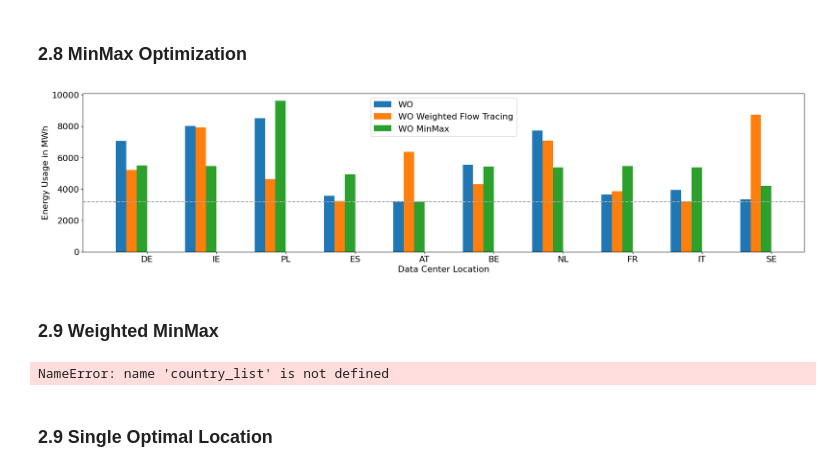
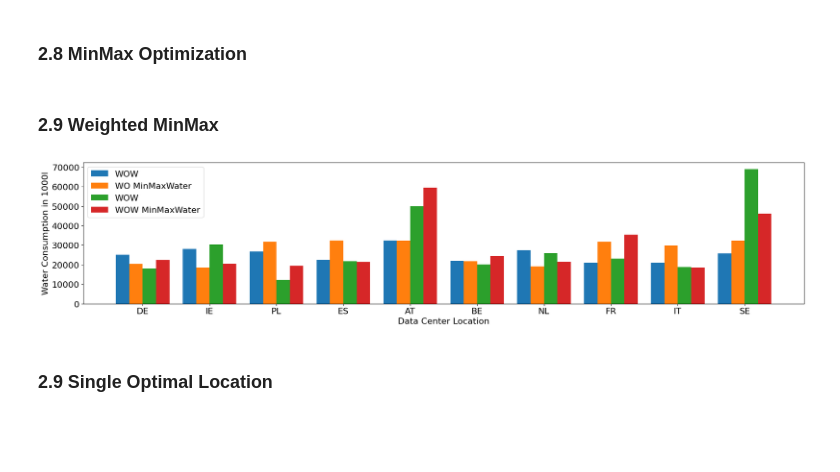
Before and after one commit to jonasschiller/IntensityLib, a Jupyter notebook: usecase_europe.ipynb, the cells around one changed output. Drawn from its saved outputs; the diff is of its cells as text; code cells hidden in the pictures; blank space fills up the shorter version.

```diff
--- a/usecase_europe.ipynb
+++ b/usecase_europe.ipynb
@@ -268,35 +276,6 @@ for energy in energy_list:
 ### 2.8 MinMax Optimization
 # %%
 optimal_cost_8,energy_usage_8=solve.offline_solver_gurobi(price_all_loc, water_all_loc, carbon_all_loc,workload_trace,timesteps,l_0=0,l_1=1,l_2=0,max_cap=0.67,f_type="MAX")
-# %%
-# Print a bar diagram for each entry in energy_usage and energy_usage_flow that compares the energy usage of the two solutions
-labels = country_list
-energy_usage_sum_1 = [np.sum(energy_usage_2[i]) for i in range(10)]
-energy_usage_sum_2 = [np.sum(energy_usage_7[i]) for i in range(10)]
-energy_usage_sum_3 = [np.sum(energy_usage_8[i]) for i in range(10)]
-
-x = np.arange(len(labels))  # the label locations
-width = 0.30  # the width of the bars
-
-fig, ax = plt.subplots(figsize=(20, 5))
-rects1 = ax.bar(x  - 5*width/4, energy_usage_sum_1, width/2, label='WO')
-rects1 = ax.bar(x  - 3*width/4, energy_usage_sum_2, width/2, label='WO Weighted Flow Tracing')
-rects2 = ax.bar(x - width/4, energy_usage_sum_3, width/2, label='WO MinMax')
-
-# Add some text for labels, title and custom x-axis tick labels, etc.
-ax.set_xlabel('Data Center Location',size=16)
-ax.set_ylabel('Energy Usage in MWh',size=16)
-ax.set_xticks(x)
-ax.set_xticklabels(labels,size=16)
-ax.legend(fontsize=16)
-ax.tick_params(axis='y', labelsize=16)
-#Plot a line at idle energy usage at 0.33*1.1*8760
-ax.axhline(y=0.33*1.1*8760, color='darkgrey', linestyle='--',label='Idle Energy Usage')
-fig.tight_layout()
-plt.savefig("minmax_EnergyComp.png")
-plt.show()
-# %% [output]
-[figure, removed]
 # %% [markdown]
 ### 2.9 Weighted MinMax
 # %%
@@ -304,36 +283,35 @@ optimal_cost_9,energy_usage_9=solve.offline_solver_gurobi(price_all_loc, water_w
 # %%
 # Print a bar diagram for each entry in energy_usage and energy_usage_flow that compares the energy usage of the two solutions
 labels = country_list
 water_con=[np.sum(water_all_loc_unscaled[i]*energy_usage_2[i]) for i in range(10)]
 water_con_weighted=[np.sum(water_all_loc_unscaled[i]*energy_usage_7[i]) for i in range(10)]
 water_con_min=[np.sum(water_all_loc_unscaled[i]*energy_usage_8[i]) for i in range(10)]
 water_con_weighted_min=[np.sum(water_all_loc_unscaled[i]*energy_usage_9[i]) for i in range(10)]
 
 x = np.arange(len(labels))  # the label locations
 width = 0.40  # the width of the bars
 
-fig, ax = plt.subplots(figsize=(7, 2))
-rects1 = ax.bar(x - 3*width/4, water_con, width/2, label='WO Water Consumption')
+fig, ax = plt.subplots(figsize=(20, 4.5))
+rects1 = ax.bar(x - 3*width/4, water_con, width/2, label='WOW')
 rects2 = ax.bar(x - width/4, water_con_min, width/2, label='WO MinMaxWater')
-rects3 = ax.bar(x + width/4, water_con_weighted, width/2, label='WO Weighting')
-rects4 = ax.bar(x + 3*width/4, water_con_weighted_min, width/2, label='WO MinMax with Weighting')
+rects3 = ax.bar(x + width/4, water_con_weighted, width/2, label='WOW')
+rects4 = ax.bar(x + 3*width/4, water_con_weighted_min, width/2, label='WOW MinMaxWater')
 
 
 
 # Add some text for labels, title and custom x-axis tick labels, etc.
 ax.set_xlabel('Data Center Location',size=16)
-ax.set_ylabel('Water Consumption in m^3',size=16)
-ax.set_ylabel('Water Consumption in m$^3$', size=16)
+ax.set_ylabel('Water Consumption in 1000l',size=16)
 ax.set_xticks(x)
 ax.set_xticklabels(labels,size=16)
 ax.legend(fontsize=16)
 ax.tick_params(axis='y', labelsize=16)
 #Plot a line at idle energy usage at 0.33*1.1*8760
 fig.tight_layout()
-plt.savefig("water_con_minmax.png")
+plt.savefig("water_con_minmax.png",bbox_inches='tight')
 plt.show()
 # %% [output]
-NameError: name 'country_list' is not defined
+[figure, added]
 # %% [markdown]
 ### 2.9 Single Optimal Location
 # %%
```
Also changed, not shown: parts of 13 cells of this notebook, 42 other files.
